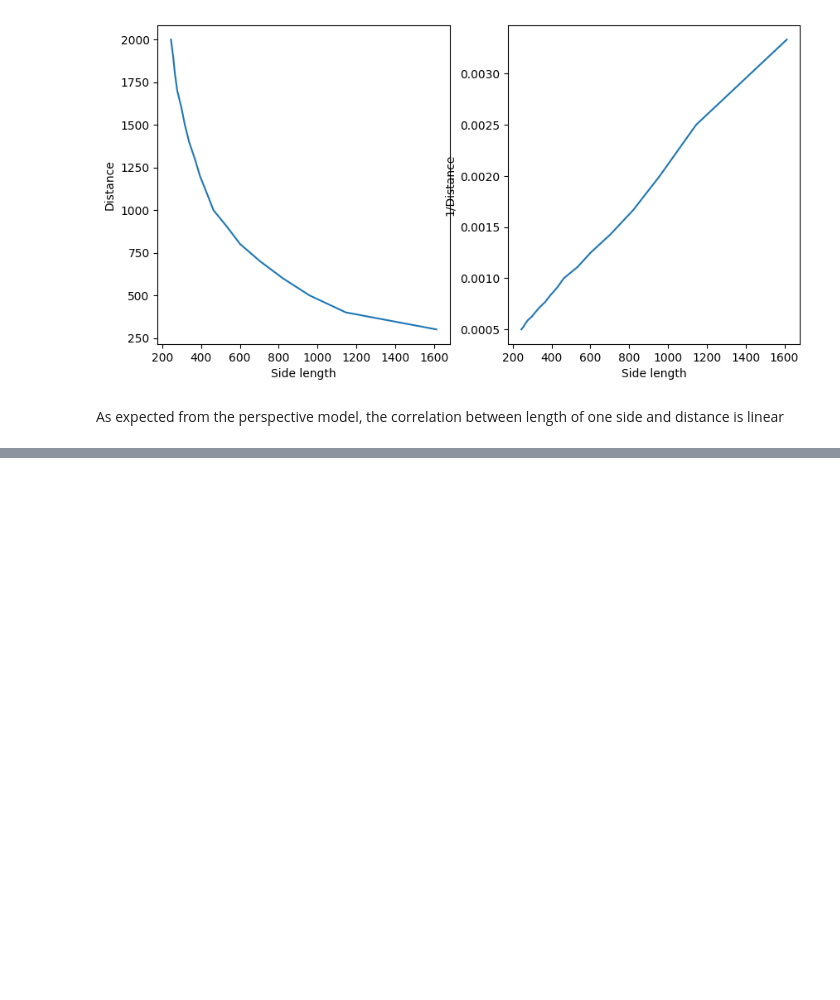
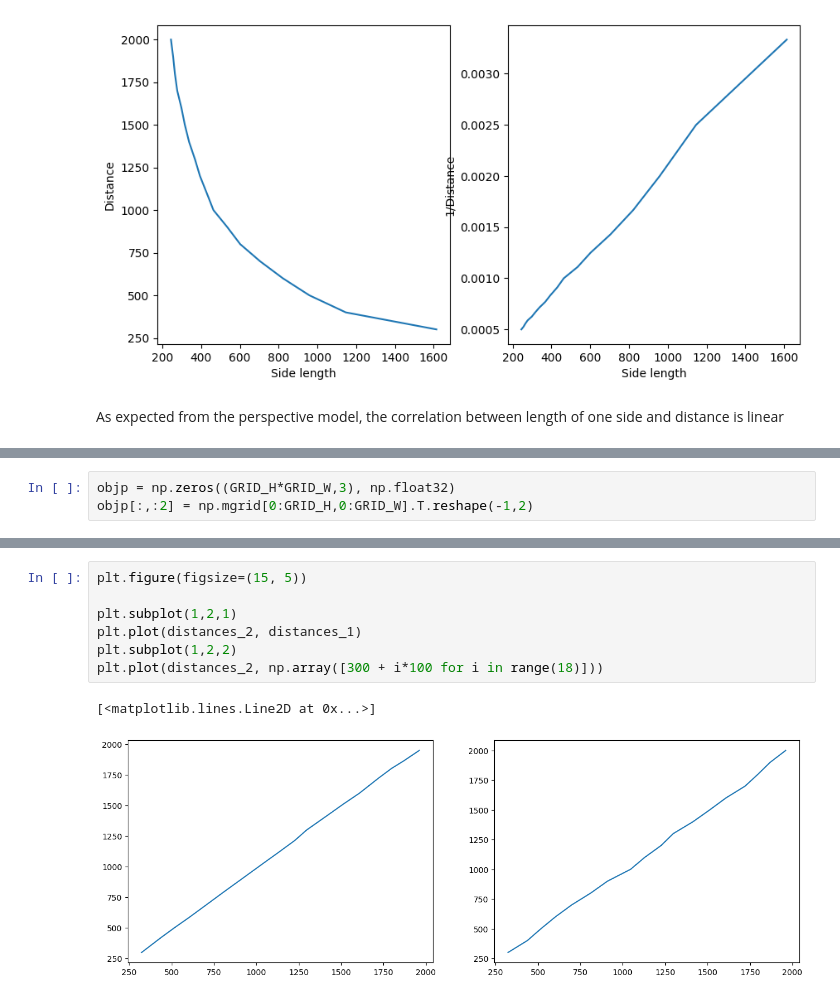
Before and after one commit to albertoZurini/UNITS-ComputerVision, a Jupyter notebook: 1_Photos/2_estimate_distance_checkboard.ipynb, the cells around one changed output, grey strips where cells are left out. Saved outputs shown, nothing was run; the diff lists cells and outputs as text; blank space fills up the shorter version.

Commit message:
added new way to measure distances

```diff
--- a/1_Photos/2_estimate_distance_checkboard.ipynb
+++ b/1_Photos/2_estimate_distance_checkboard.ipynb
@@ -109,6 +109,9 @@ def put_text(img, text):
     img = cv2.putText(img, text, org, font,
                     fontScale, color, thickness, cv2.LINE_AA)
     return img
+# %%
+objp = np.zeros((GRID_H*GRID_W,3), np.float32)
+objp[:,:2] = np.mgrid[0:GRID_H,0:GRID_W].T.reshape(-1,2)
 # %%
 imgs = []
 estimated_distances = []
@@ -164,0 +249,10 @@ plt.plot(errors)
+# %%
+plt.figure(figsize=(15, 5))
+
+plt.subplot(1,2,1)
+plt.plot(distances_2, distances_1)
+plt.subplot(1,2,2)
+plt.plot(distances_2, np.array([300 + i*100 for i in range(18)]))
+# %% [output]
+[<matplotlib.lines.Line2D at 0x...>]
+[figure, added]
```
Also changed, not shown: parts of 8 cells of this notebook, 3 other files.
